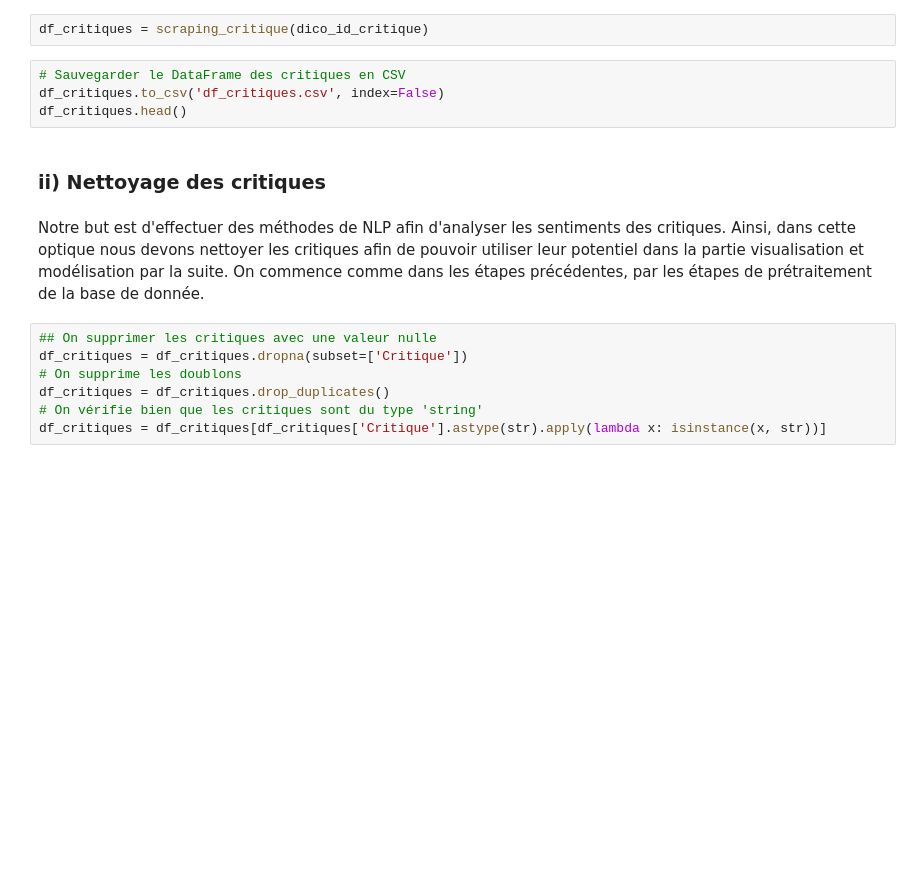
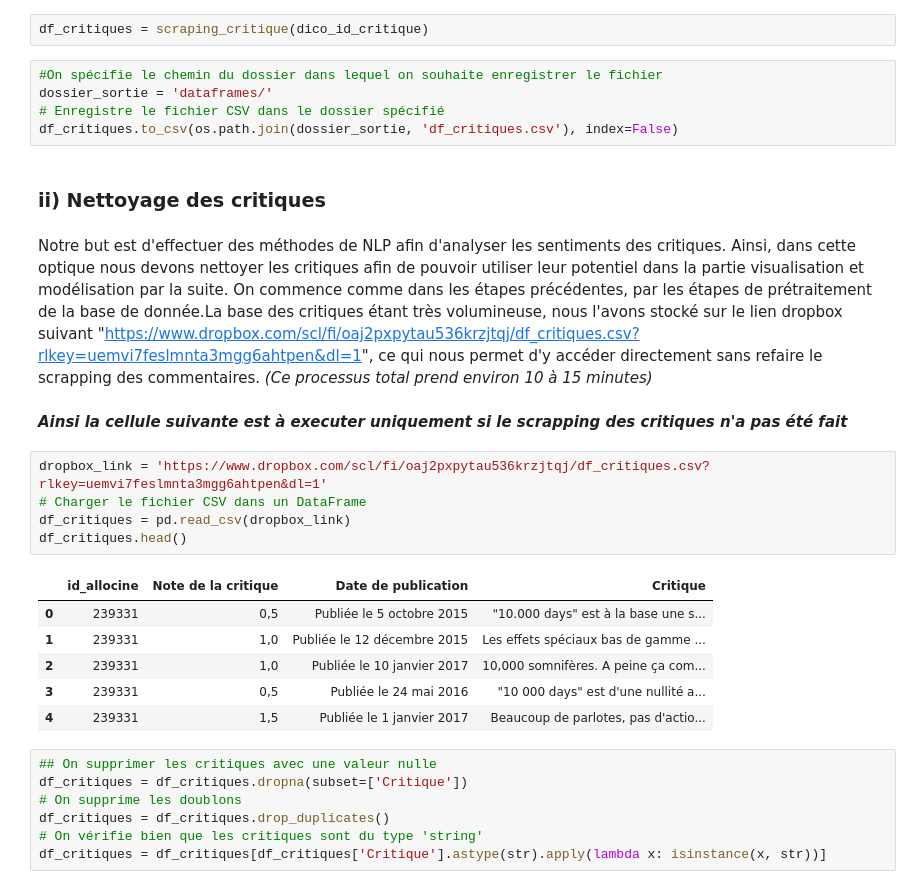
Before and after one commit to mass2330/python_ds_film, a Jupyter notebook: analyse.ipynb, the cells around one changed output. Drawn from its saved outputs; the diff is of its cells as text; blank space fills up the shorter version.

```diff
--- a/analyse.ipynb
+++ b/analyse.ipynb
@@ -1172,14 +1173,29 @@ def scraping_critique(dict_id_critique):
     return df_critique
 # %%
 df_critiques = scraping_critique(dico_id_critique)
-# %%
-# Sauvegarder le DataFrame des critiques en CSV
-df_critiques.to_csv('df_critiques.csv', index=False)
-df_critiques.head()
+# %%
+#On spécifie le chemin du dossier dans lequel on souhaite enregistrer le fichier
+dossier_sortie = 'dataframes/'
+# Enregistre le fichier CSV dans le dossier spécifié
+df_critiques.to_csv(os.path.join(dossier_sortie, 'df_critiques.csv'), index=False)
 # %% [markdown]
 ### ii) Nettoyage des critiques
 # %% [markdown]
-Notre but est d'effectuer des méthodes de NLP afin d'analyser les sentiments des critiques. Ainsi, dans cette optique nous devons nettoyer les critiques afin de pouvoir utiliser leur potentiel dans la partie visualisation et modélisation par la suite. On commence comme dans les étapes précédentes, par les étapes de prétraitement de la base de donnée.
+Notre but est d'effectuer des méthodes de NLP afin d'analyser les sentiments des critiques. Ainsi, dans cette optique nous devons nettoyer les critiques afin de pouvoir utiliser leur potentiel dans la partie visualisation et modélisation par la suite. On commence comme dans les étapes précédentes, par les étapes de prétraitement de la base de donnée.La base des critiques étant très volumineuse, nous l'avons stocké sur le lien dropbox suivant "https://www.dropbox.com/scl/fi/oaj2pxpytau536krzjtqj/df_critiques.csv?rlkey=uemvi7feslmnta3mgg6ahtpen&dl=1", ce qui nous permet d'y accéder directement sans refaire le scrapping des commentaires. *(Ce processus total prend environ 10 à 15 minutes)*
+# %% [markdown]
+***Ainsi la cellule suivante est à executer uniquement si le scrapping des critiques n'a pas été fait***
+# %%
+dropbox_link = 'https://www.dropbox.com/scl/fi/oaj2pxpytau536krzjtqj/df_critiques.csv?rlkey=uemvi7feslmnta3mgg6ahtpen&dl=1'
+# Charger le fichier CSV dans un DataFrame
+df_critiques = pd.read_csv(dropbox_link)
+df_critiques.head()
+# %% [output]
+|  | id_allocine | Note de la critique | Date de publication | Critique |
+| 0 | 239331 | 0,5 | Publiée le 5 octobre 2015 | "10.000 days" est à la base une s... |
+| 1 | 239331 | 1,0 | Publiée le 12 décembre 2015 | Les effets spéciaux bas de gamme ... |
+| 2 | 239331 | 1,0 | Publiée le 10 janvier 2017 | 10,000 somnifères. A peine ça com... |
+| 3 | 239331 | 0,5 | Publiée le 24 mai 2016 | "10 000 days" est d'une nullité a... |
+| 4 | 239331 | 1,5 | Publiée le 1 janvier 2017 | Beaucoup de parlotes, pas d'actio... |
 # %%
 ## On supprimer les critiques avec une valeur nulle
 df_critiques = df_critiques.dropna(subset=['Critique'])
```
Also changed, not shown: parts of 24 cells of this notebook.
